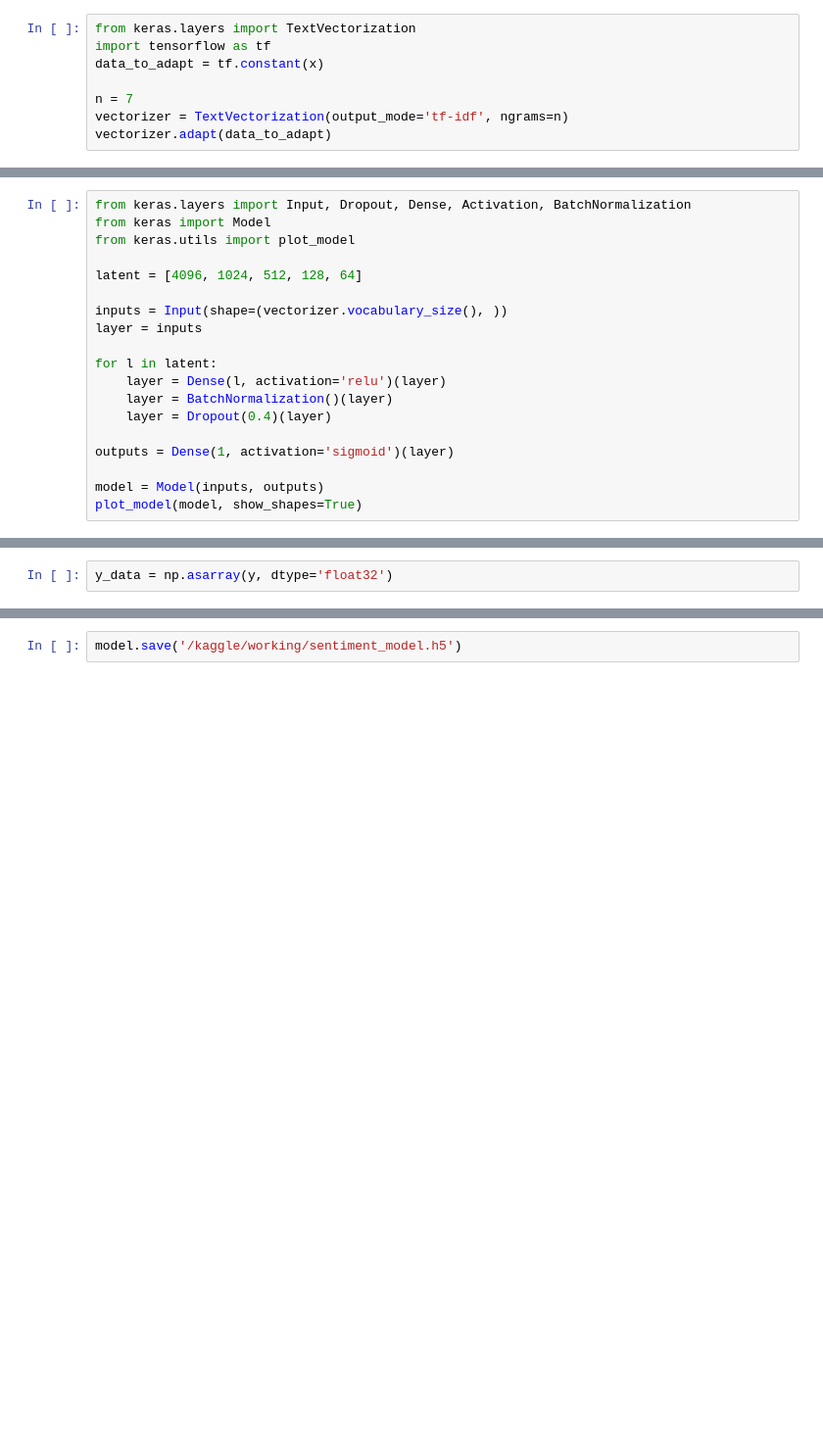
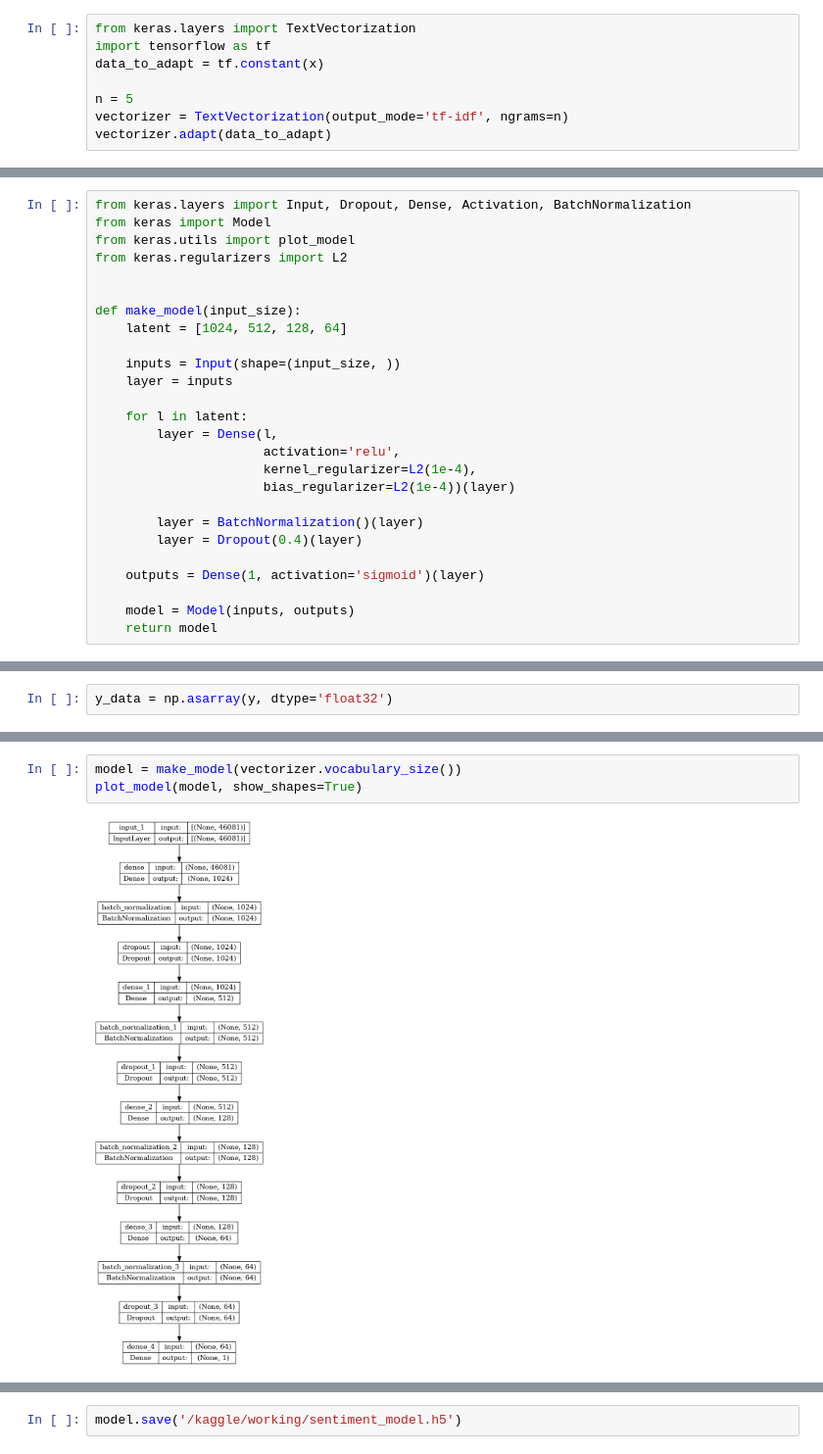
Before and after one commit to mjtalaska/Sentiment-analysis-feedforward, a Jupyter notebook: sentiment-analysis-with-feedforward-neural-network.ipynb, the cells around one changed output, grey strips where cells are left out. Shown at 98% size. Drawn from its saved outputs; the diff is of its cells as text; blank space fills up the shorter version.

```diff
--- a/sentiment-analysis-with-feedforward-neural-network.ipynb
+++ b/sentiment-analysis-with-feedforward-neural-network.ipynb
@@ -226,7 +141,7 @@ from keras.layers import TextVectorization
 import tensorflow as tf
 data_to_adapt = tf.constant(x)
 
-n = 7
+n = 5
 vectorizer = TextVectorization(output_mode='tf-idf', ngrams=n)
 vectorizer.adapt(data_to_adapt)
 # %%
@@ -237,18 +152,25 @@ array([0., 0., 0., ..., 0., 0., 0.], dtype=float32)
 from keras.layers import Input, Dropout, Dense, Activation, BatchNormalization
 from keras import Model
 from keras.utils import plot_model
+from keras.regularizers import L2
 
-latent = [4096, 1024, 512, 128, 64]
 
-inputs = Input(shape=(vectorizer.vocabulary_size(), ))
-layer = inputs
+def make_model(input_size):
+    latent = [1024, 512, 128, 64]
 
-for l in latent:
-    layer = Dense(l, activation='relu')(layer)
-    layer = BatchNormalization()(layer)
-    layer = Dropout(0.4)(layer)
+    inputs = Input(shape=(input_size, ))
+    layer = inputs
 
-outputs = Dense(1, activation='sigmoid')(layer)
+    for l in latent:
+        layer = Dense(l,
+                      activation='relu',
+                      kernel_regularizer=L2(1e-4),
+                      bias_regularizer=L2(1e-4))(layer)
 
-model = Model(inputs, outputs)
-plot_model(model, show_shapes=True)
+        layer = BatchNormalization()(layer)
+        layer = Dropout(0.4)(layer)
+
+    outputs = Dense(1, activation='sigmoid')(layer)
+
+    model = Model(inputs, outputs)
+    return model
@@ -268 +190,6 @@ x_train, x_val, y_train, y_val = train_test_split(x_train, y_train, test_size=0.
+# %%
+model = make_model(vectorizer.vocabulary_size())
+plot_model(model, show_shapes=True)
+# %% [output]
+[figure, added]
 # %%
```
Also changed, not shown: parts of 36 cells of this notebook.
